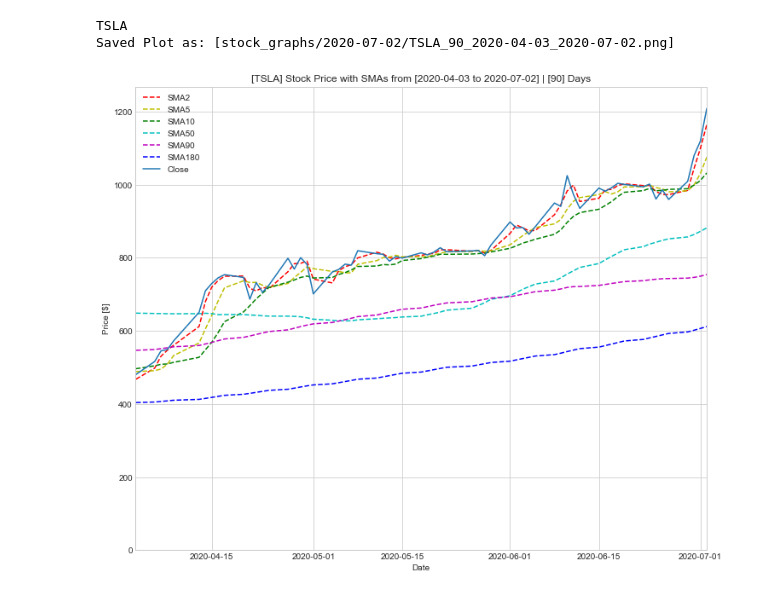
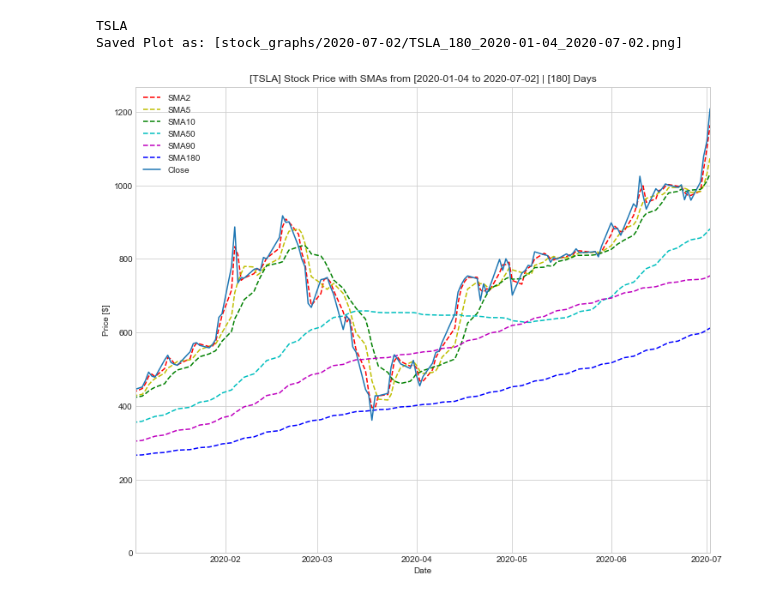
Before and after one commit to zwerb/stock_analysis, a Jupyter notebook: workflow.ipynb, the cells around one changed output. Cells and saved outputs as stored; diff of their text form; code cells hidden in the pictures.

```diff
--- a/workflow.ipynb
+++ b/workflow.ipynb
@@ -70,11 +70,9 @@ def print_sma_chart_days(stock_ticker, stock_pd, nDays):
     plt.ylim(bottom=0)
     plt.xlim([dt_previous, dt_latest])
     plt.legend()
-
     stock_graph_name = stock_ticker+"_"+str(nDays)+"_"+dt_previous.strftime("%Y-%m-%d")+"_"+dt_latest.strftime("%Y-%m-%d")
     dt_str_latest_date = dt_latest.strftime("%Y-%m-%d")
     path_ts = os.path.join(GRAPHDIR,dt_str_latest_date)
-
     try:
         if not os.path.exists(path_ts):
             os.makedirs(path_ts)
@@ -83,6 +81,30 @@ def print_sma_chart_days(stock_ticker, stock_pd, nDays):
     except:
         print("Error! Could not save Plot as: ["+path_ts+r'/'+stock_graph_name+".png]")
     plt.show()
+
+def print_split_chart(stock_ticker, stock_pd, nDays):
+    dt_latest = stock_pd.iloc[-1:].index[0]
+    if isinstance(dt_latest, str):
+        dt_latest = datetime.strptime(dt_latest,"%Y-%m-%d")
+    dt_previous = dt_latest - timedelta(days=nDays)
+    plt.figure(figsize=(12,10))
+    #plt.plot(stock_pd['SMA2'], 'r--', label="SMA2")
+    #plt.plot(stock_pd['SMA5'], 'y--', label="SMA5")
+    #plt.plot(stock_pd['SMA10'], 'g--', label="SMA10")
+    #plt.plot(stock_pd['SMA50'], 'c--', label="SMA50")
+    #plt.plot(stock_pd['SMA90'], 'm--', label="SMA90")
+    #plt.plot(stock_pd['SMA180'], 'b--', label="SMA180")
+    #plt.figure(figsize=(14,4))
+    plt.plot(stock_pd["Train"], 'b--', label="Train")
+    plt.plot(stock_pd["Test"]'m--', label="Test")
+    plt.legend(["Training Set", "Test Set"])
+    #plt.plot(stock_pd['Close'], label="Close")
+    plt.title("["+stock_ticker+"] "+"Stock Price with Sets ["+dt_previous.strftime("%Y-%m-%d")+" to "+dt_latest.strftime("%Y-%m-%d")+"] | ["+str(nDays)+"] Days")
+    plt.xlabel("Date")
+    plt.ylabel("Price [$]")
+    plt.ylim(bottom=0)
+    plt.xlim([dt_previous, dt_latest])
+    plt.legend()
 
 def last_stock_date(stock_pd):
     return stock_pd.iloc[-1:].index[0].strftime("%Y-%m-%d")
@@ -120,7 +142,7 @@ def get_list_of_files_in_dir(dir_name):
     list_of_files_only = [f for f in listdir(dir_name) if isfile(join(dir_name, f))]
     return list_of_files_only
 
-def read_offline_csv_to_dataframe(dir_name,,file_name):
+def read_offline_csv_to_dataframe(dir_name,file_name):
     #path_ts = os.path.join(dir_name,dir_date)
     read_stock_pd = pd.read_csv(dir_name+r'/'+file_name, index_col="Date", parse_dates=["Date"])
     #read_stock_pd = pd.read_csv(path_ts+r'/'+file_name)
@@ -145,7 +167,13 @@ def get_stock_dataframe_from_local(dir_name,stock_ticker):
             break
     return stock_pd
 
-def offline_process_stock_once(dir_name,dir_date,stock_ticker,nDays):
-    stock_pd = get_stock_dataframe_from_local(dir_name,dir_date,stock_ticker)
+def offline_process_stock_once(dir_name,stock_ticker,nDays):
+    stock_pd = get_stock_dataframe_from_local(dir_name,stock_ticker)
     print(stock_ticker)
     print_sma_chart_days(stock_ticker,stock_pd,nDays)
+
+### Train, Test Split
+
+#useage: stock_pd["Train"], stock_pd["Test"] = split(stock_pd, "2020-04-01", "Close")
+def split(dataframe, border, col):
+    return dataframe.loc[:border,col], dataframe.loc[border:,col]
@@ -154,16 +184,18 @@ def offline_process_stock_once(dir_name,dir_date,stock_ticker,nDays):
 # %%
 tickers_to_iterate = ['TSLA']
 for ticker_name in tickers_to_iterate:
-    online_process_stock_once(ticker_name,90)
+    online_process_stock_once(ticker_name,180)
 # %%
 ### RUN OFFLINE UNIT TEST
 # %%
 tickers_to_iterate = ['TSLA']
+date_folder = '2020-07-02'
 for ticker_name in tickers_to_iterate:
-    offline_process_stock_once(DATADIR,'2020-07-02',ticker_name,90)
+    path_ts = os.path.join(DATADIR,date_folder)
+    offline_process_stock_once(path_ts,ticker_name,180)
 # %% [output]
 TSLA
-Saved Plot as: [stock_graphs/2020-07-02/TSLA_90_2020-04-03_2020-07-02.png]
+Saved Plot as: [stock_graphs/2020-07-02/TSLA_180_2020-01-04_2020-07-02.png]
-[figure, old version]
+[figure, new version]
 # %%
 ### ML KERAS EXPERIMENTATION
```
Also changed, not shown: parts of 2 cells of this notebook.
